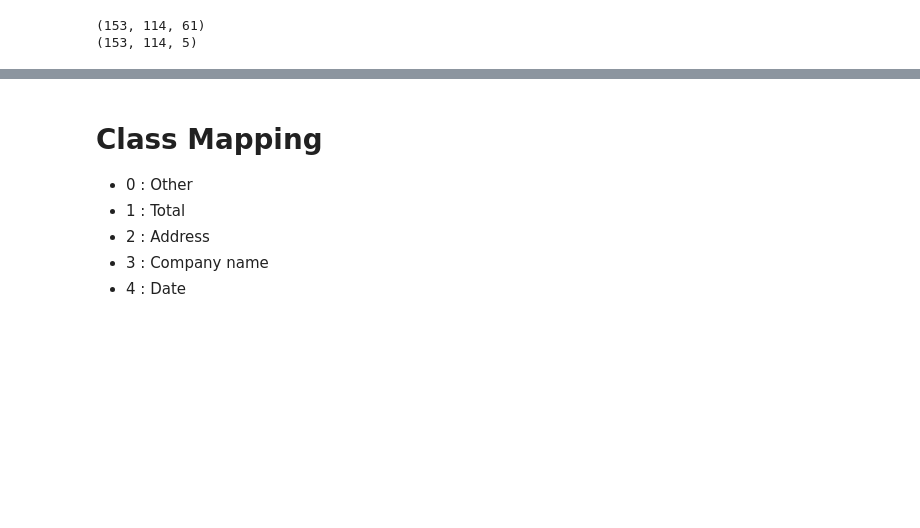
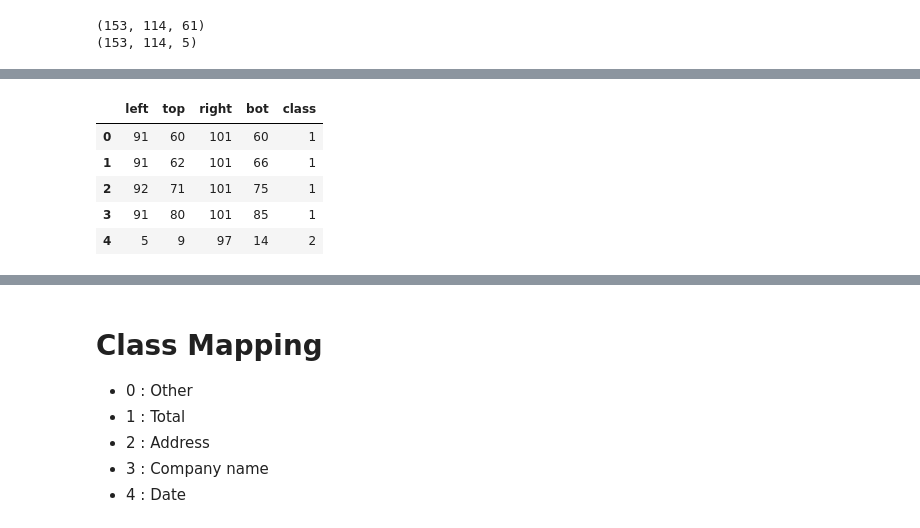
Before and after one commit to Hrishkesh/Invoice-, a Jupyter notebook: Data_visualization.ipynb, the cells around one changed output, grey strips where cells are left out. Saved outputs shown, nothing was run; the diff lists cells and outputs as text; code cells hidden in the pictures; blank space fills up the shorter version.

```diff
--- a/Data_visualization.ipynb
+++ b/Data_visualization.ipynb
@@ -765,0 +786,9 @@ ax[5].imshow(np.apply_along_axis(np.argmax, axis=2, arr=gt_1h), cmap='jet', alph
+# %%
+pd_bbox.head()
+# %% [output]
+|  | left | top | right | bot | class |
+| 0 | 91 | 60 | 101 | 60 | 1 |
+| 1 | 91 | 62 | 101 | 66 | 1 |
+| 2 | 92 | 71 | 101 | 75 | 1 |
+| 3 | 91 | 80 | 101 | 85 | 1 |
+| 4 | 5 | 9 | 97 | 14 | 2 |
```
Also changed, not shown: parts of 5 cells of this notebook.
